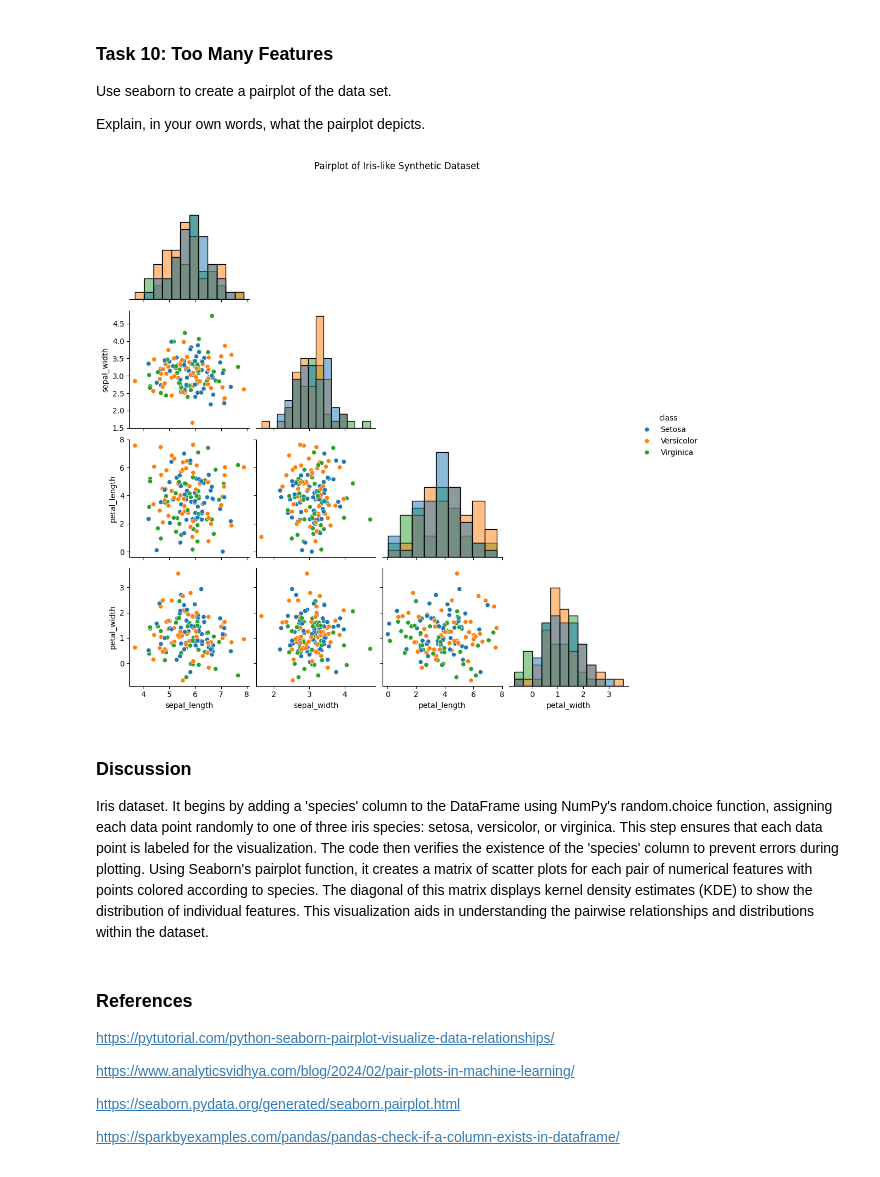
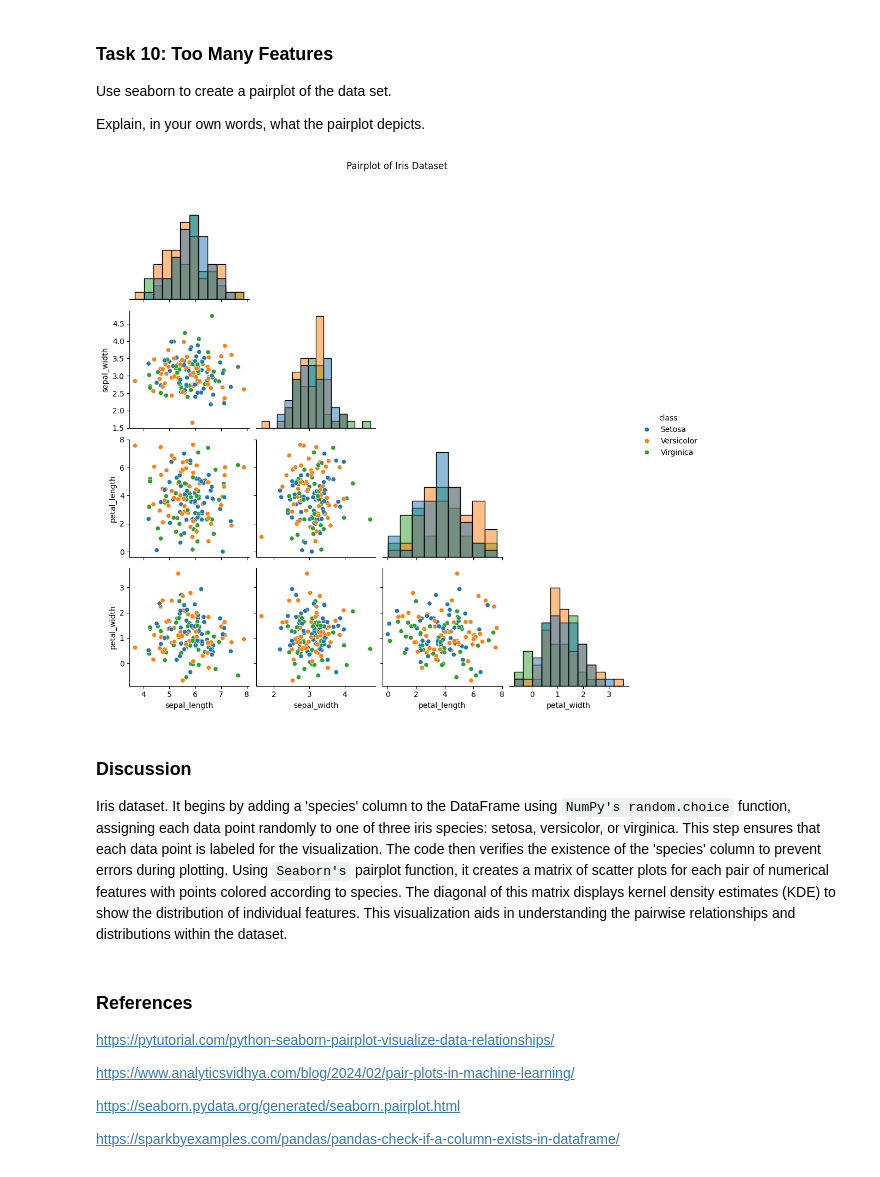
Before and after one commit to fin81985/principles_of_data_analytics, a Jupyter notebook: tasks.ipynb, the cells around one changed output. Drawn from its saved outputs; the diff is of its cells as text; code cells hidden in the pictures.

```diff
--- a/tasks.ipynb
+++ b/tasks.ipynb
@@ -535,16 +535,16 @@ Explain, in your own words, what the pairplot depicts.
 # %%
 # Add the class labels to the DataFrame
 df['class'] = classes
 
 # Create a Seaborn pairplot
 sns.pairplot(df, hue='class', diag_kind='hist', corner=True)
-plt.suptitle("Pairplot of Iris-like Synthetic Dataset", y=1.02)
+plt.suptitle("Pairplot of Iris Dataset", y=1.02)
 plt.show()
 # %% [output]
-[figure, old version]
+[figure, new version]
 # %% [markdown]
 ### Discussion
-Iris dataset. It begins by adding a 'species' column to the DataFrame using NumPy's random.choice function, assigning each data point randomly to one of three iris species: setosa, versicolor, or virginica. This step ensures that each data point is labeled for the visualization. The code then verifies the existence of the 'species' column to prevent errors during plotting. Using Seaborn's pairplot function, it creates a matrix of scatter plots for each pair of numerical features with points colored according to species. The diagonal of this matrix displays kernel density estimates (KDE) to show the distribution of individual features. This visualization aids in understanding the pairwise relationships and distributions within the dataset.
+Iris dataset. It begins by adding a 'species' column to the DataFrame using `NumPy's random.choice` function, assigning each data point randomly to one of three iris species: setosa, versicolor, or virginica. This step ensures that each data point is labeled for the visualization. The code then verifies the existence of the 'species' column to prevent errors during plotting. Using ``Seaborn's`` pairplot function, it creates a matrix of scatter plots for each pair of numerical features with points colored according to species. The diagonal of this matrix displays kernel density estimates (KDE) to show the distribution of individual features. This visualization aids in understanding the pairwise relationships and distributions within the dataset.
 # %% [markdown]
 ### References
 
```
Also changed, not shown: parts of 10 cells of this notebook, 1 other file.
